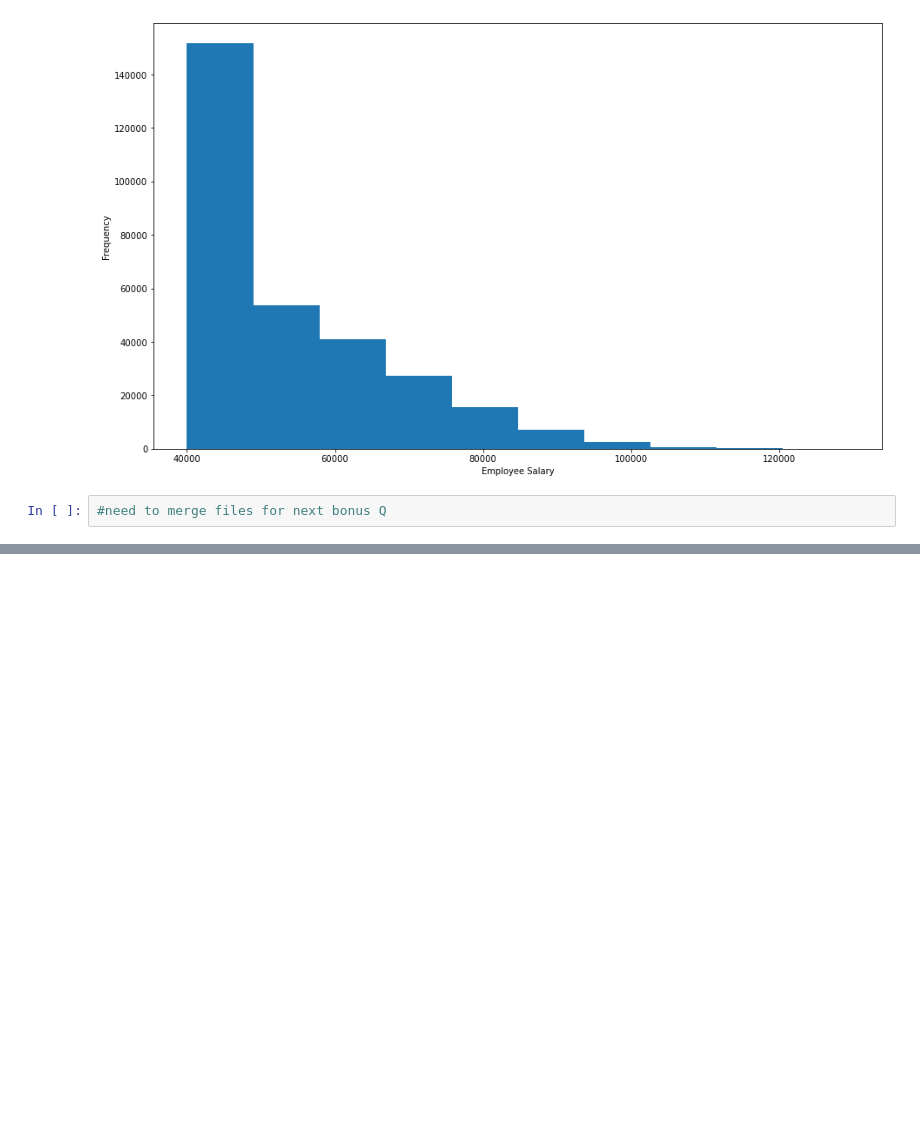
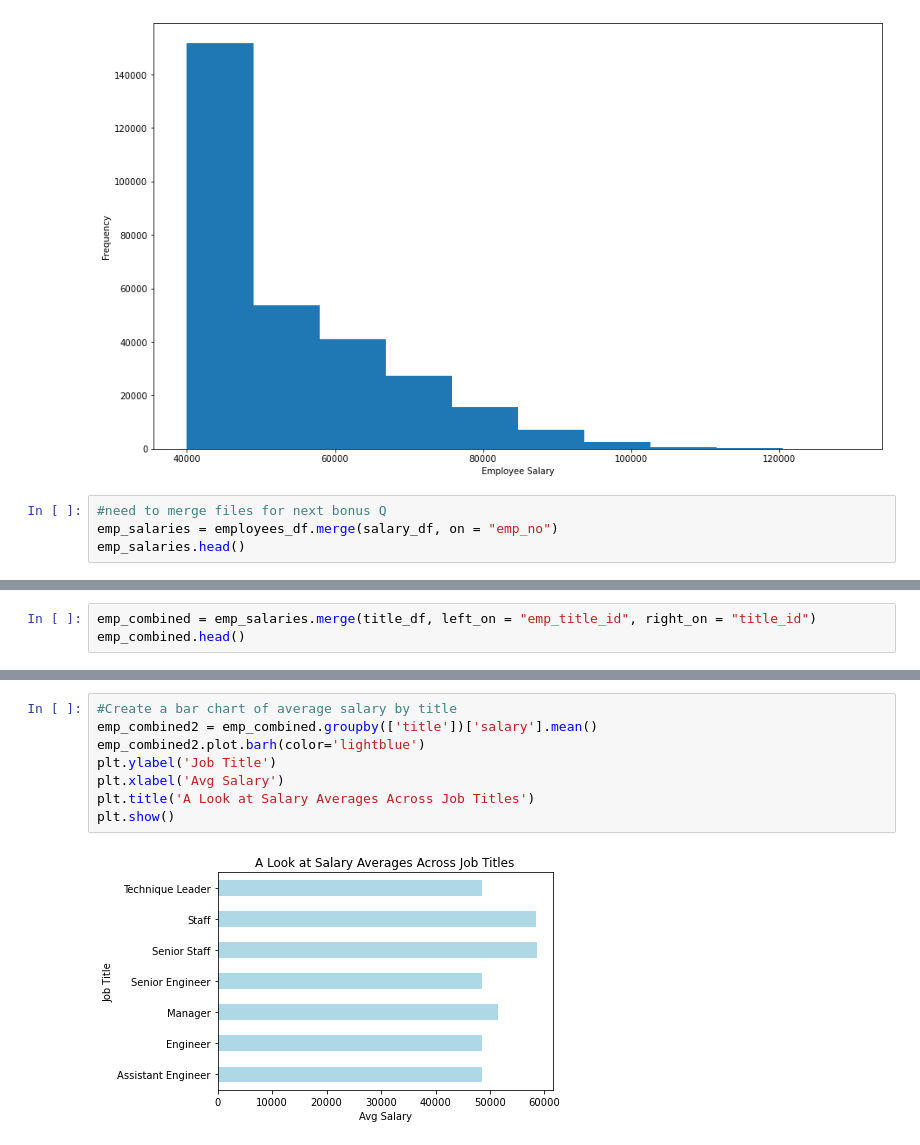
Before and after one commit to DrummerGirlLB/sql-challenge, a Jupyter notebook: Employee_SQL_py.ipynb, the cells around one changed output, grey strips where cells are left out. Saved outputs shown, nothing was run; the diff lists cells and outputs as text; blank space fills up the shorter version.

```diff
--- a/Employee_SQL_py.ipynb
+++ b/Employee_SQL_py.ipynb
@@ -38,3 +38,5 @@ plt.show()
 [figure]
 # %%
 #need to merge files for next bonus Q
+emp_salaries = employees_df.merge(salary_df, on = "emp_no")
+emp_salaries.head()
@@ -42,0 +50,3 @@ plt.show()
+# %%
+emp_combined = emp_salaries.merge(title_df, left_on = "emp_title_id", right_on = "title_id")
+emp_combined.head()
@@ -42,0 +60,10 @@ plt.show()
+# %%
+#Create a bar chart of average salary by title
+emp_combined2 = emp_combined.groupby(['title'])['salary'].mean()
+emp_combined2.plot.barh(color='lightblue')
+plt.ylabel('Job Title')
+plt.xlabel('Avg Salary')
+plt.title('A Look at Salary Averages Across Job Titles')
+plt.show()
+# %% [output]
+[figure, added]
```
Also changed, not shown: parts of 4 cells of this notebook.
